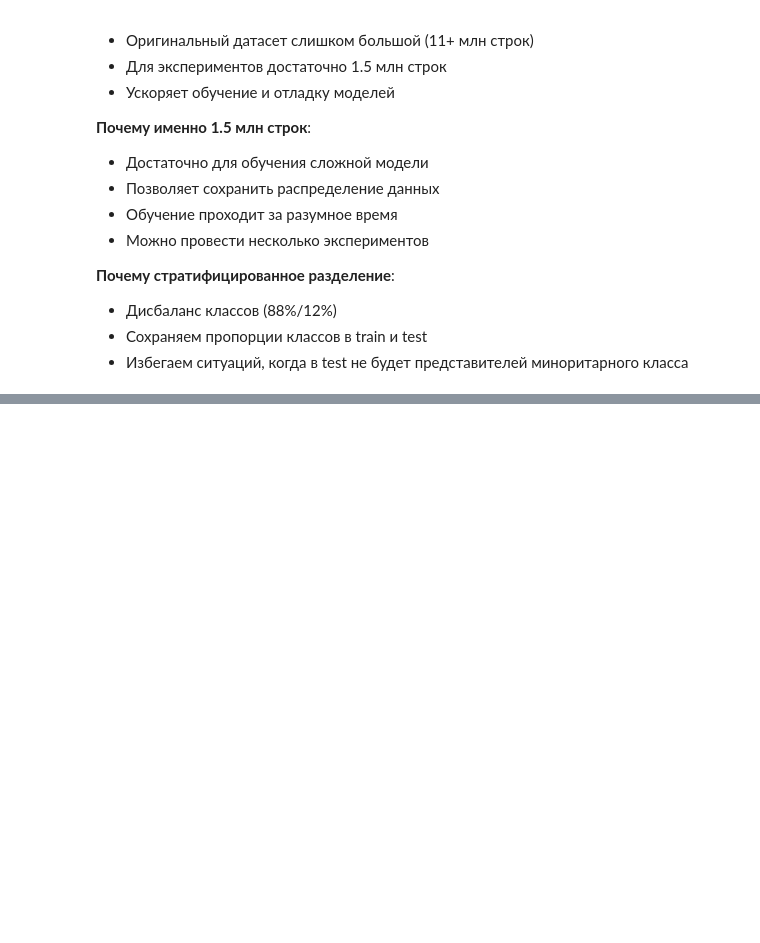
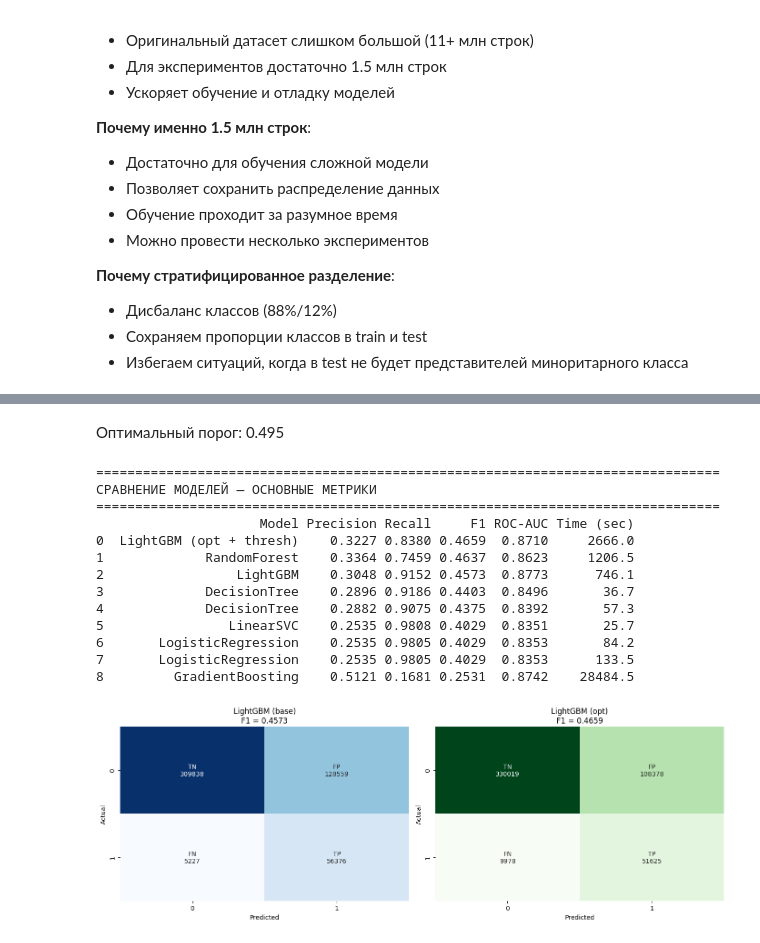
Before and after one commit to taysumova/urfu_ml, a Jupyter notebook: collabs/Кейс_10_Бинарная_классификация_перекрёстных_продаж_страхования.ipynb, the cells around one changed output, grey strips where cells are left out. Drawn from its saved outputs; the diff is of its cells as text; code cells hidden in the pictures; blank space fills up the shorter version.

```diff
--- a/collabs/Кейс_10_Бинарная_классификация_перекрёстных_продаж_страхования.ipynb
+++ b/collabs/Кейс_10_Бинарная_классификация_перекрёстных_продаж_страхования.ipynb
@@ -1506,0 +1330,79 @@ print("="*60)
+# %% [markdown]
+Оптимальный порог: 0.495
+# %%
+results_df = pd.DataFrame(results)
+results_df = results_df[['Model', 'Precision', 'Recall', 'F1', 'ROC-AUC', 'Time (sec)']]
+results_df = results_df.sort_values('F1', ascending=False).reset_index(drop=True)
+
+print("\n" + "="*80)
+print("СРАВНЕНИЕ МОДЕЛЕЙ — ОСНОВНЫЕ МЕТРИКИ")
+print("="*80)
+print(results_df.to_string(
+    formatters={
+        'Precision': '{:.4f}'.format,
+        'Recall': '{:.4f}'.format,
+        'F1': '{:.4f}'.format,
+        'ROC-AUC': '{:.4f}'.format,
+        'Time (sec)': '{:.1f}'.format
+    }
+))
+
+metrics_base = {
+    'Model': "LightGBM (base)",
+    'Precision': precision_score(y_test, y_pred_lgb),
+    'Recall': recall_score(y_test, y_pred_lgb),
+    'F1': f1_score(y_test, y_pred_lgb),
+    'ROC-AUC': roc_auc_score(y_test, y_pred_lgb)
+}
+
+metrics_opt = {
+    'Model': "LightGBM (opt)",
+    'Precision': precision_score(y_test, y_pred),
+    'Recall': recall_score(y_test, y_pred),
+    'F1': f1_score(y_test, y_pred),
+    'ROC-AUC': roc_auc_score(y_test, y_pred)
+}
+
+cm_base = confusion_matrix(y_test, y_pred_lgb)
+cm_opt = confusion_matrix(y_test, y_pred)
+
+def make_annot_matrix(cm):
+    tn, fp, fn, tp = cm.ravel()
+    annot = np.array([['TN', 'FP'],
+                      ['FN', 'TP']], dtype=object)
+    values = cm.astype(str)
+    combined = np.array([[f'{annot[i,j]}\n{values[i,j]}' for j in range(2)] for i in range(2)], dtype=object)
+    return combined
+
+annot_base = make_annot_matrix(cm_base)
+annot_opt = make_annot_matrix(cm_opt)
+
+fig, axes = plt.subplots(1, 2, figsize=(14, 5))
+
+sns.heatmap(cm_base, annot=annot_base, fmt='', cmap='Blues', ax=axes[0], cbar=False)
+axes[0].set_title(f"LightGBM (base)\nF1 = {metrics_base['F1']:.4f}")
+axes[0].set_xlabel('Predicted')
+axes[0].set_ylabel('Actual')
+
+sns.heatmap(cm_opt, annot=annot_opt, fmt='', cmap='Greens', ax=axes[1], cbar=False)
+axes[1].set_title(f"LightGBM (opt)\nF1 = {metrics_opt['F1']:.4f}")
+axes[1].set_xlabel('Predicted')
+axes[1].set_ylabel('Actual')
+
+plt.tight_layout()
+plt.show()
+# %% [output]
+================================================================================
+СРАВНЕНИЕ МОДЕЛЕЙ — ОСНОВНЫЕ МЕТРИКИ
+================================================================================
+                     Model Precision Recall     F1 ROC-AUC Time (sec)
+0  LightGBM (opt + thresh)    0.3227 0.8380 0.4659  0.8710     2666.0
+1             RandomForest    0.3364 0.7459 0.4637  0.8623     1206.5
+2                 LightGBM    0.3048 0.9152 0.4573  0.8773      746.1
+3             DecisionTree    0.2896 0.9186 0.4403  0.8496       36.7
+4             DecisionTree    0.2882 0.9075 0.4375  0.8392       57.3
+5                LinearSVC    0.2535 0.9808 0.4029  0.8351       25.7
+6       LogisticRegression    0.2535 0.9805 0.4029  0.8353       84.2
+7       LogisticRegression    0.2535 0.9805 0.4029  0.8353      133.5
+8         GradientBoosting    0.5121 0.1681 0.2531  0.8742    28484.5
+[figure, added]
```
Also changed, not shown: parts of 77 cells of this notebook, 2 other files.
